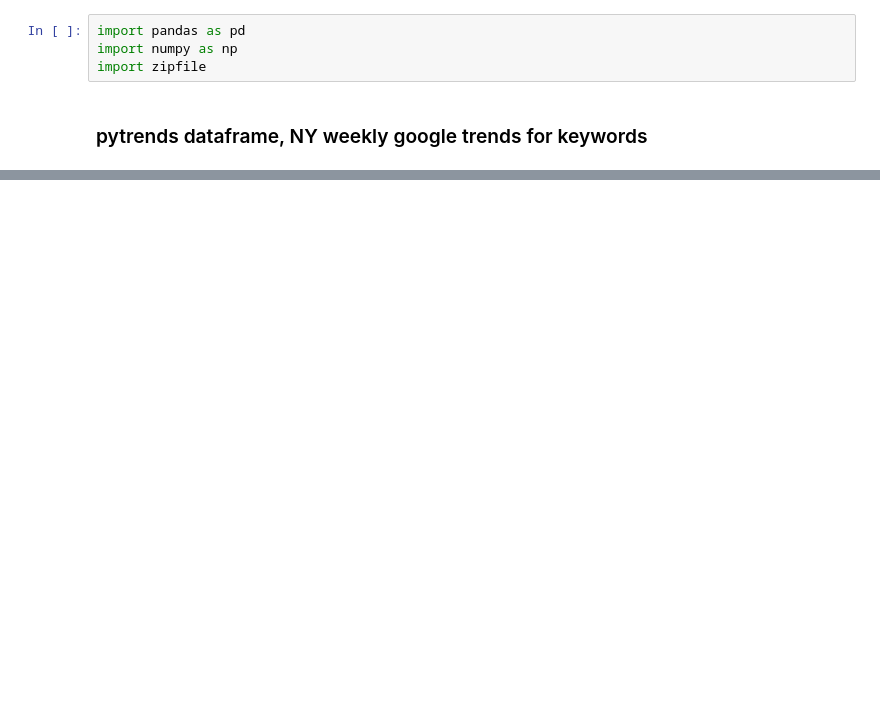
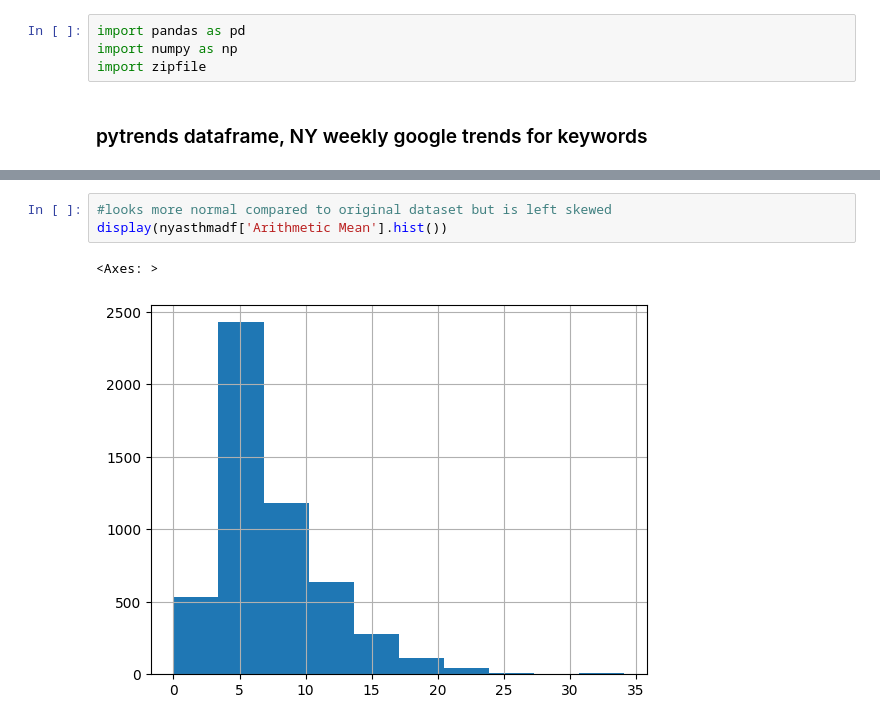
Before and after one commit to vrpperez7/Google-Trends-and-PM2.5-Forecasting-Analysis, a Jupyter notebook: notebooks/EDA.ipynb, the cells around one changed output, grey strips where cells are left out. Cells and saved outputs as stored; diff of their text form; blank space fills up the shorter version.

```diff
--- a/notebooks/EDA.ipynb
+++ b/notebooks/EDA.ipynb
@@ -95,0 +158,6 @@ display(asthmadf.head(10))
+# %%
+#looks more normal compared to original dataset but is left skewed
+display(nyasthmadf['Arithmetic Mean'].hist())
+# %% [output]
+<Axes: >
+[figure, added]
```
Also changed, not shown: parts of 22 cells of this notebook.
